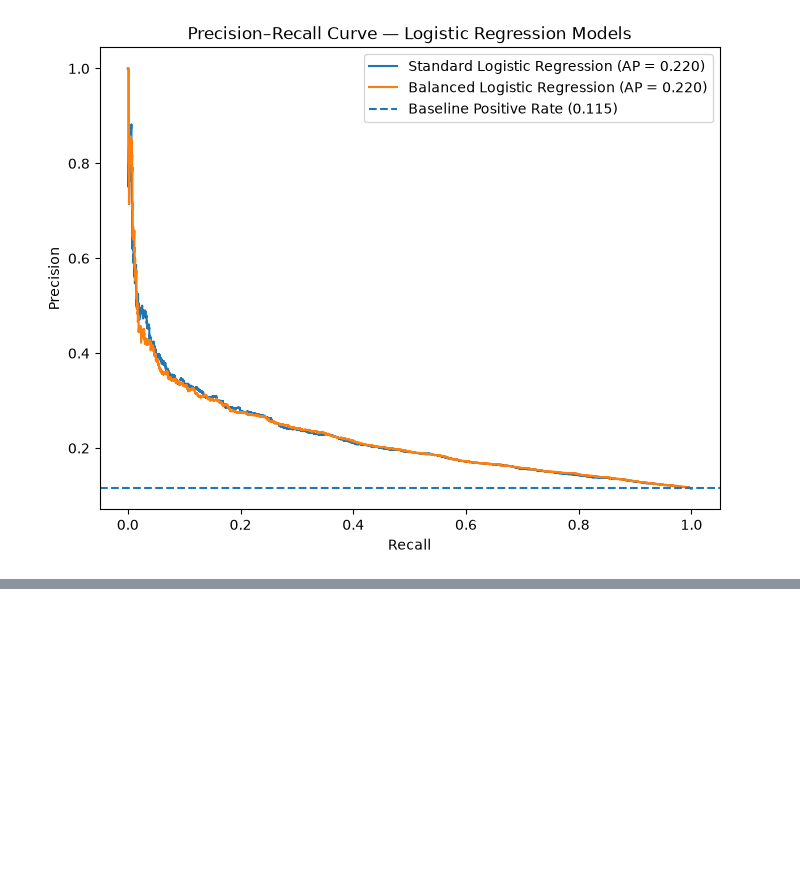
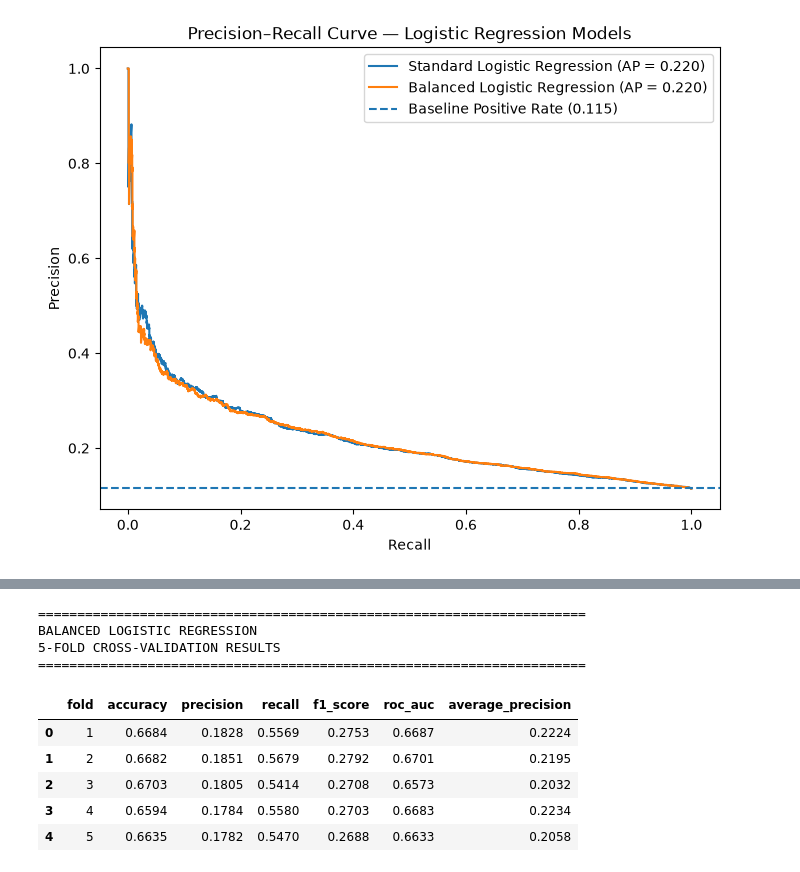
Before and after one commit to amanchaurasia512/diabetes-130-hospitals, a Jupyter notebook: Notebook/04_machine_learning_modeling.ipynb, the cells around one changed output, grey strips where cells are left out. Saved outputs shown, nothing was run; the diff lists cells and outputs as text; code cells hidden in the pictures; blank space fills up the shorter version.

```diff
--- a/Notebook/04_machine_learning_modeling.ipynb
+++ b/Notebook/04_machine_learning_modeling.ipynb
@@ -1629,0 +1947,27 @@ plt.show()
+# %%
+# ============================================================
+# BALANCED LOGISTIC REGRESSION PIPELINE
+# ============================================================
+
+from sklearn.pipeline import Pipeline
+from sklearn.linear_model import LogisticRegression
+
+balanced_logistic_pipeline = Pipeline(
+    steps=[
+        ("preprocessor", preprocessor),
+
+        ("model", LogisticRegression(
+            max_iter=2000,
+            class_weight="balanced",
+            random_state=42
+        ))
+    ]
+)
+
+print("=" * 70)
+print("BALANCED LOGISTIC REGRESSION PIPELINE CREATED")
+print("=" * 70)
+
+print("\nClass weight: balanced")
+print("Cross-validation: 5-fold StratifiedGroupKFold")
+print("Patient grouping: preserved")
@@ -1629,0 +2095,26 @@ plt.show()
+# %%
+# ============================================================
+# BALANCED LOGISTIC REGRESSION CV RESULTS
+# ============================================================
+
+balanced_cv_results_df = pd.DataFrame(balanced_cv_results)
+
+print("\n" + "=" * 70)
+print("BALANCED LOGISTIC REGRESSION")
+print("5-FOLD CROSS-VALIDATION RESULTS")
+print("=" * 70)
+
+display(
+    balanced_cv_results_df.round(4)
+)
+# %% [output]
+======================================================================
+BALANCED LOGISTIC REGRESSION
+5-FOLD CROSS-VALIDATION RESULTS
+======================================================================
+|  | fold | accuracy | precision | recall | f1_score | roc_auc | average_precision |
+| 0 | 1 | 0.6684 | 0.1828 | 0.5569 | 0.2753 | 0.6687 | 0.2224 |
+| 1 | 2 | 0.6682 | 0.1851 | 0.5679 | 0.2792 | 0.6701 | 0.2195 |
+| 2 | 3 | 0.6703 | 0.1805 | 0.5414 | 0.2708 | 0.6573 | 0.2032 |
+| 3 | 4 | 0.6594 | 0.1784 | 0.5580 | 0.2703 | 0.6683 | 0.2234 |
+| 4 | 5 | 0.6635 | 0.1782 | 0.5470 | 0.2688 | 0.6633 | 0.2058 |
```
Also changed, not shown: parts of 15 cells of this notebook.
